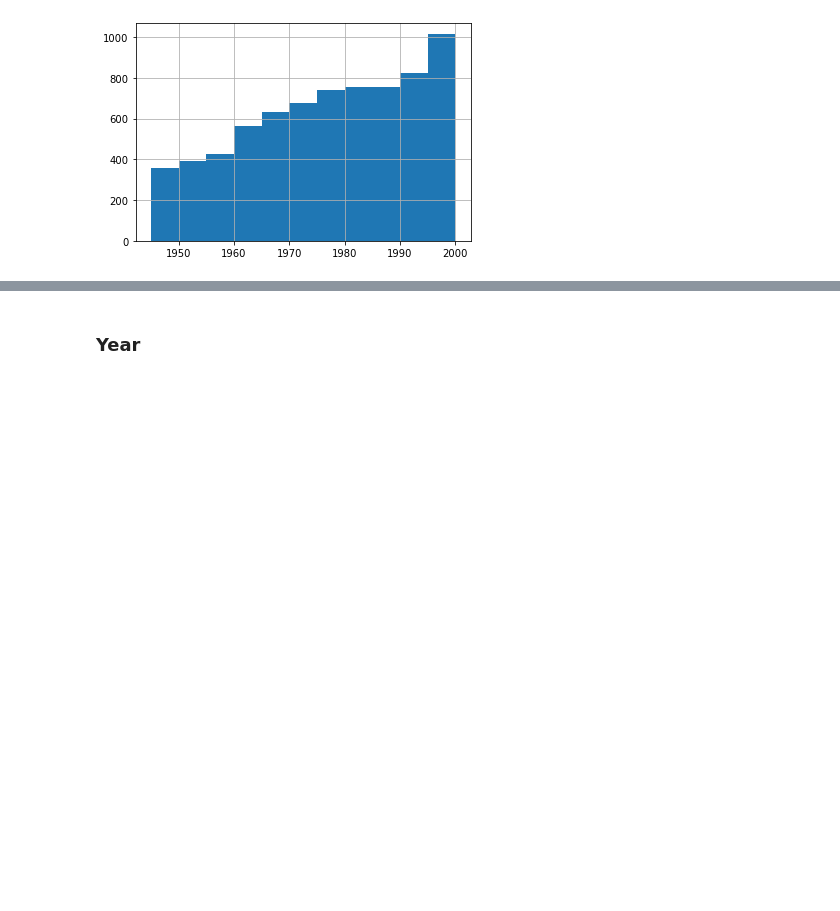
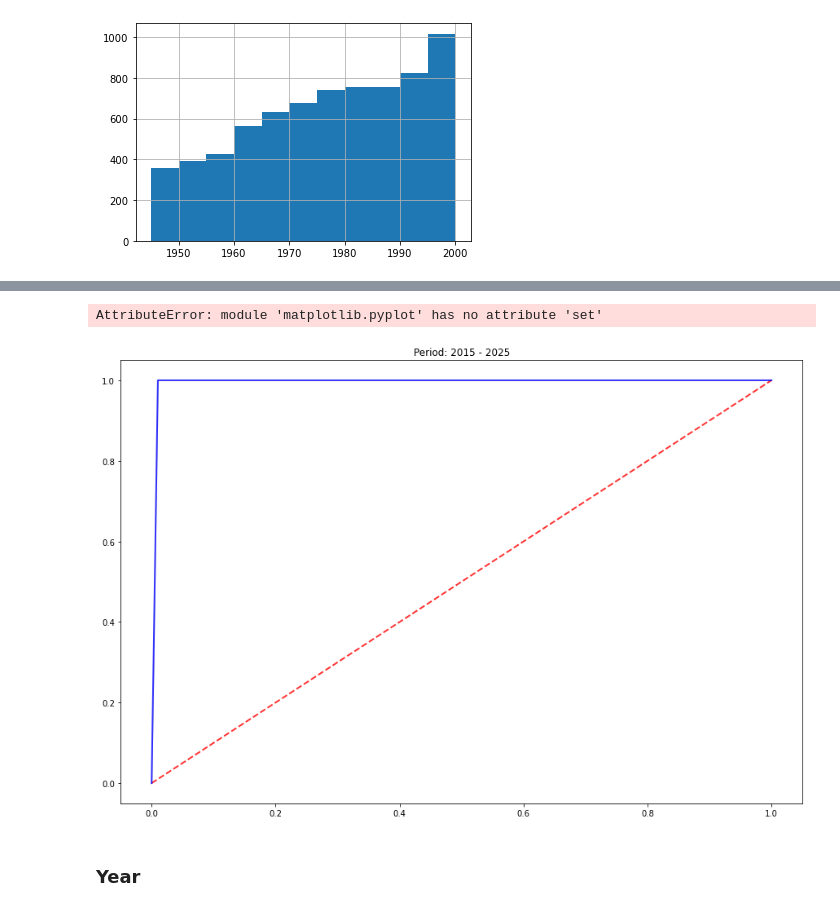
Before and after one commit to epfl-ada/ada-2020-project-milestone-p3-p3_adaconda, a Jupyter notebook: P4 Merge.ipynb, the cells around one changed output, grey strips where cells are left out. Drawn from its saved outputs; the diff is of its cells as text; code cells hidden in the pictures; blank space fills up the shorter version.

```diff
--- a/P4 Merge.ipynb
+++ b/P4 Merge.ipynb
@@ -485,3 +345,58 @@ for i in tab:
+# %%
+#Non-penalized regression using Fearon parametres
+from sklearn.metrics import auc as computeAUC
+#Objects to store the calculated tpr (true positive rate), fpr(false positive rate) and auc (area under curve)
+tprs = []
+aucs = []
+mean_fpr = np.linspace(0, 1, 100)
+kf = StratifiedKFold(n_splits=10)
+kf.split(X,y)
+
+#fig, ax = plt.subplots(figsize=(10,10))
+for i in tab:
+    plt.figure(figsize=(15,10))
+    plt.title('Period: ' + str(timeperiod) + " - " + str((timeperiod + period)))
+    timeperiod = timeperiod + period
+    X = i.drop(['warstds','year'] , axis='columns')
+    y = i['warstds'].values
+    #For each fold, calculate the ROC-parametres (tpr, fpr and auc) and plot
+    for i, (train_index, test_index) in enumerate(kf.split(X,y)):
+        X_train, X_test = X.iloc[train_index], X.iloc[test_index]
+        y_train, y_test = y[train_index], y[test_index]
+        classifier  = RandomForestClassifier(n_estimators=100, max_depth = 10).fit(X_train, y_train)
+        viz = plot_roc_curve(classifier,X_train, y_train,
+                             name='ROC fold {}'.format(i),
+                             alpha=0.3, lw=1, ax=ax)
+        interp_tpr = np.interp(mean_fpr, viz.fpr, viz.tpr)
+        interp_tpr[0] = 0.0
+        tprs.append(interp_tpr)
+        aucs.append(viz.roc_auc)
+
+    plt.plot([0, 1], [0, 1], linestyle='--', lw=2, color='r',
+            label='Chance', alpha=.8)
+
+    #Calculate the mean and standard deviation of ROC-parametres
+    mean_tpr = np.mean(tprs, axis=0)
+    mean_tpr[-1] = 1.0
+    mean_auc = computeAUC(mean_fpr, mean_tpr)
+    std_auc = np.std(aucs)
+    plt.plot(mean_fpr, mean_tpr, color='b',
+            label=r'Mean ROC (AUC = %0.2f $\pm$ %0.2f)' % (mean_auc, std_auc),
+            lw=2, alpha=.8)
+
+    std_tpr = np.std(tprs, axis=0)
+    tprs_upper = np.minimum(mean_tpr + std_tpr, 1)
+    tprs_lower = np.maximum(mean_tpr - std_tpr, 0)
+    plt.fill_between(mean_fpr, tprs_lower, tprs_upper, color='grey', alpha=.2,
+                    label=r'$\pm$ 1 std. dev.')
+
+    plt.set(xlim=[-0.05, 1.05], ylim=[-0.05, 1.05],
+           title="ROCs for all folds [Fearon and Laitin] (uncorrected)")
+    plt.legend(loc="lower right")
+    plt.show()
+# %% [output]
+AttributeError: module 'matplotlib.pyplot' has no attribute 'set'
+[figure, added]
 # %% [markdown]
 ### Year
 # %%
```
Also changed, not shown: parts of 23 cells of this notebook.
